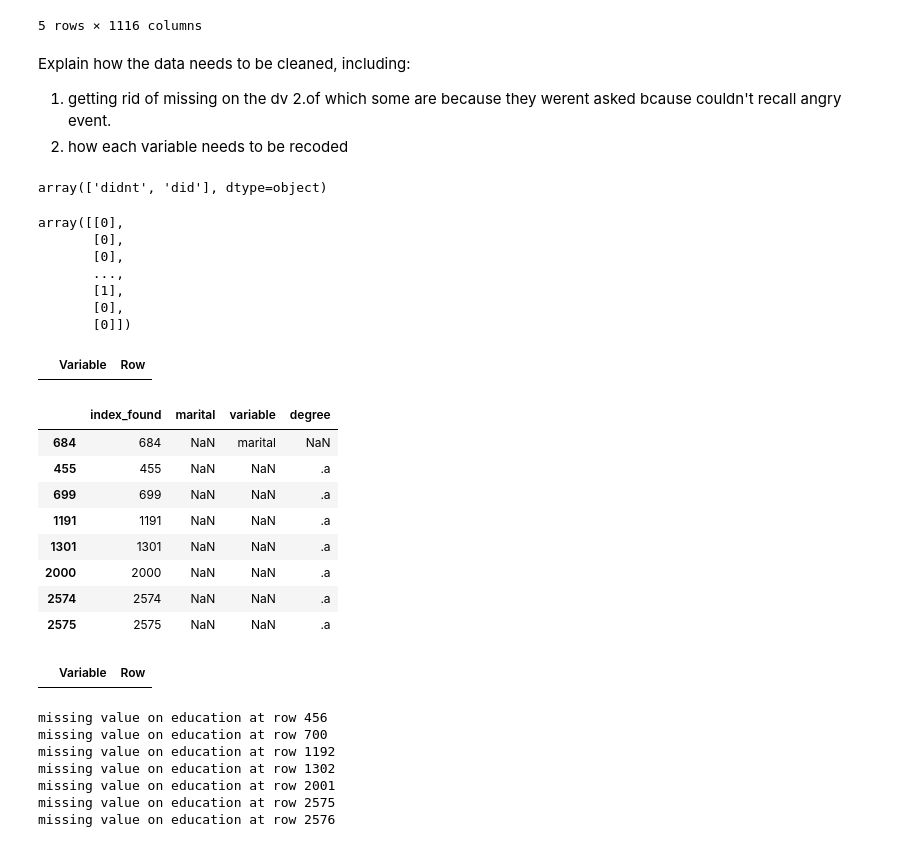
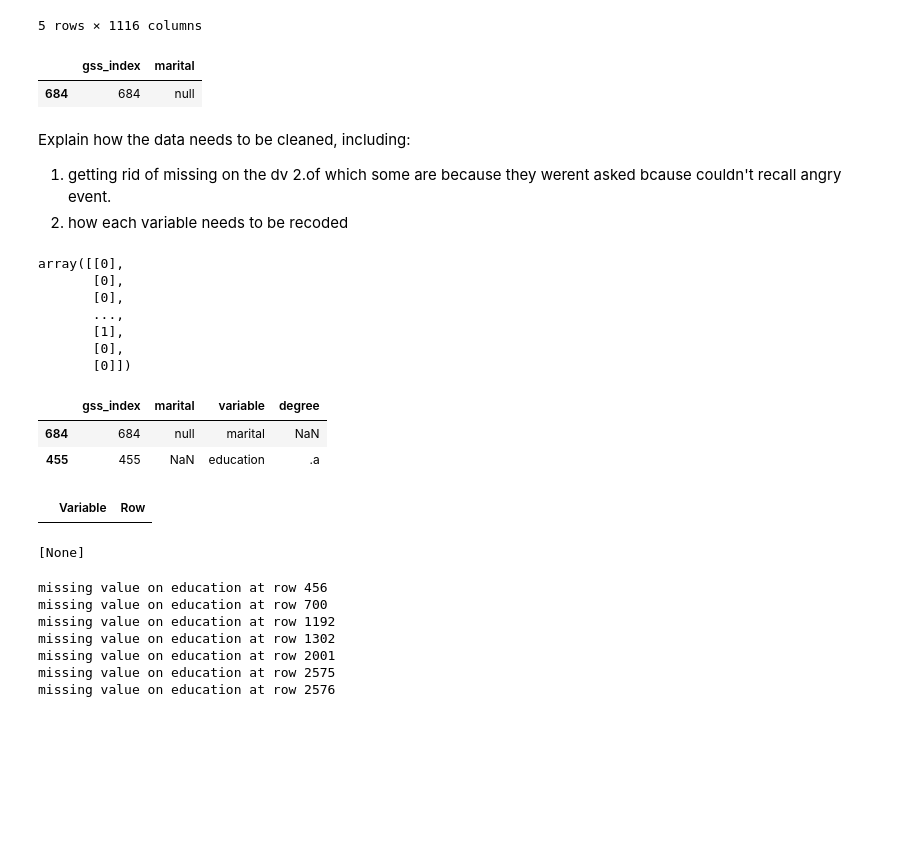
Before and after one commit to KathrynPanger/published_prayer_study, a Jupyter notebook: regression.ipynb, the cells around one changed output. Cells and saved outputs as stored; diff of their text form; code cells hidden in the pictures; blank space fills up the shorter version.

Commit message:
creating missing dataframe

```diff
--- a/regression.ipynb
+++ b/regression.ipynb
@@ -19,9 +19,9 @@ from sklearn.model_selection import train_test_split
 Explain the GSS
 # %%
 #Bring in the dataset
-##Ad a second index column for locating the missing values
+##Add a second index column, making it easier to find missing values.
 gss=pd.read_csv("GSS_1996.csv", encoding="latin1")
-gss['index_found'] = gss.index
+gss['gss_index'] = gss.index
 gss.head()
 # %% [output]
 |  | found | occ10 | occindv | occstatus | occtag | prestg10 | prestg105plus | indus10 | indstatus | indtag | ... |
@@ -31,24 +31,26 @@ gss.head()
 | 3 | found | preschoo | verbatim | found, c | found | 53 | 68 | child da | found, c | found | ... |
 | 4 | found | sewing m | verbatim | found, c | found | 32 | 22 | cut and | found, c | found | ... |
 5 rows × 1116 columns
+# %%
+gss.loc[(gss['marital']=="null"), ['gss_index', "marital"]]
+# %% [output]
+|  | gss_index | marital |
+| 684 | 684 | null |
 # %% [markdown]
 Explain how the data needs to be cleaned, including:
 1. getting rid of missing on the dv
 2.of which some are because they werent asked bcause couldn't recall angry event.
 3. how each variable needs to be recoded
+# %%
+#Replace actual null values with word "null" to make coding easier.
+gss.fillna(value="null", inplace=True)
+#Define all answers which constitute missing values
+badanswers=["null","NA","IAP","DK", ".a", ".i", "NA"]
 # %%
-#Clean the data
-##drop cases with no answer, not asked, and don't know on the DV
-badanswers=["NA","IAP","DK"]
+##drop cases with missing values on the DV.
 for answer in badanswers:
     dropindex = gss[ (gss['chnang7'] == answer)].index
     gss.drop(dropindex , inplace=True)
-##drop cases with null values on the DV
-gss=gss[gss["chnang7"].notna()]
-# %%
-gss["chnang7"].unique()
-# %% [output]
-array(['didnt', 'did'], dtype=object)
 # %%
 #Make DV a dummy variable called pray_anger
 pray_anger=[]
@@ -72,34 +74,20 @@ array([[0],
        [0],
        [0]])
 # %%
-#Create Dataframe to Catch Missing Values
-##create database, starting with missing values on marital status
-missing=gss.loc[(gss['marital'].isnull()), ['index_found', "marital"]]
+#create a dataframe that documents missing values, index, variable missing on, and type of missing for each missing value
+missing=gss.loc[(gss['marital']=="null"), ['gss_index', "marital"]]
 missing["variable"]="marital"
-##add missing values on education
-missing_e=gss.loc[(gss['degree']==".a"), ['index_found', "degree"]]
-missing_e
+missing["type"]="null"
+
+missing_e=gss.loc[(gss['degree']==".a"), ['gss_index', "degree"]]
+missing_e["variable"]="education"
 missing.append(missing_e)
-##add missing values on sex
+
+#make last step here resetting the index
 # %% [output]
-|  | Variable | Row |
+|  | gss_index | marital | variable | degree |
+| 684 | 684 | null | marital | NaN |
+| 455 | 455 | NaN | education | .a |
-# %%
-missing=gss.loc[(gss['marital'].isnull()), ['index_found', "marital"]]
-missing["variable"]="marital"
-
-missing_e=gss.loc[(gss['degree']==".a"), ['index_found', "degree"]]
-missing_e
-missing.append(missing_e)
-# %% [output]
-|  | index_found | marital | variable | degree |
-| 684 | 684 | NaN | marital | NaN |
-| 455 | 455 | NaN | NaN | .a |
-| 699 | 699 | NaN | NaN | .a |
-| 1191 | 1191 | NaN | NaN | .a |
-| 1301 | 1301 | NaN | NaN | .a |
-| 2000 | 2000 | NaN | NaN | .a |
-| 2574 | 2574 | NaN | NaN | .a |
-| 2575 | 2575 | NaN | NaN | .a |
 # %%
 df_missing
 # %% [output]
@@ -111,6 +99,12 @@ df_missing
 
 #Making Dummies... almost.
 #We cannot recode dummy variables using the pandas get_dummies command because we want to preserve the missing data (coded .a) on each of the IVs. We are doing this so that we can multiple-impute them later. Instead, we will manually loop through the data and document the location of missing values in a new dataframe.
+# %%
+l=[]
+l.append(None)
+print(l)
+# %% [output]
+[None]
 # %%
 ##Sex (to dummy variable)
 
```
Also changed, not shown: parts of 3 cells of this notebook.
